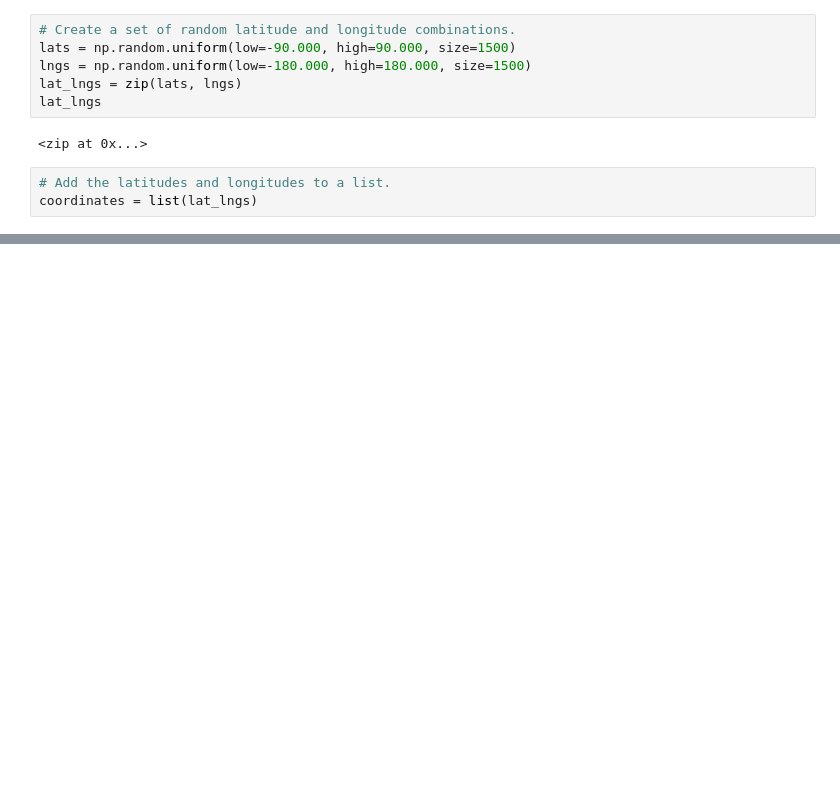
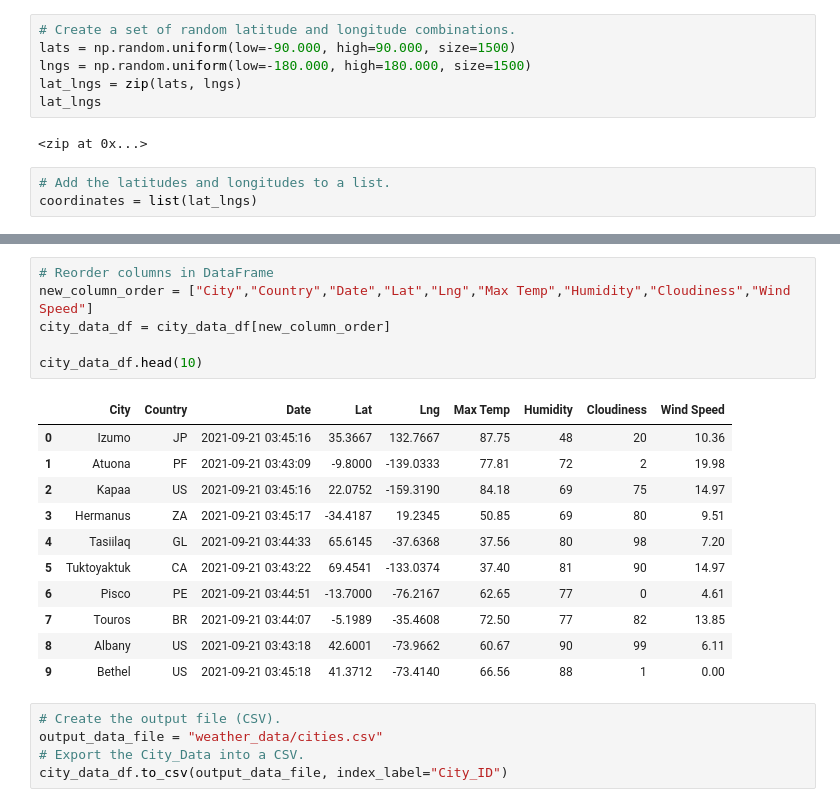
Before and after one commit to teruki-i/World_Weather_Analysis, a Jupyter notebook: WeatherPy.ipynb, the cells around one changed output, grey strips where cells are left out. Saved outputs shown, nothing was run; the diff lists cells and outputs as text; blank space fills up the shorter version.

```diff
--- a/WeatherPy.ipynb
+++ b/WeatherPy.ipynb
@@ -31,0 +137,23 @@ len(cities)
+# %%
+# Reorder columns in DataFrame
+new_column_order = ["City","Country","Date","Lat","Lng","Max Temp","Humidity","Cloudiness","Wind Speed"]
+city_data_df = city_data_df[new_column_order]
+
+city_data_df.head(10)
+# %% [output]
+|  | City | Country | Date | Lat | Lng | Max Temp | Humidity | Cloudiness | Wind Speed |
+| 0 | Izumo | JP | 2021-09-21 03:45:16 | 35.3667 | 132.7667 | 87.75 | 48 | 20 | 10.36 |
+| 1 | Atuona | PF | 2021-09-21 03:43:09 | -9.8000 | -139.0333 | 77.81 | 72 | 2 | 19.98 |
+| 2 | Kapaa | US | 2021-09-21 03:45:16 | 22.0752 | -159.3190 | 84.18 | 69 | 75 | 14.97 |
+| 3 | Hermanus | ZA | 2021-09-21 03:45:17 | -34.4187 | 19.2345 | 50.85 | 69 | 80 | 9.51 |
+| 4 | Tasiilaq | GL | 2021-09-21 03:44:33 | 65.6145 | -37.6368 | 37.56 | 80 | 98 | 7.20 |
+| 5 | Tuktoyaktuk | CA | 2021-09-21 03:43:22 | 69.4541 | -133.0374 | 37.40 | 81 | 90 | 14.97 |
+| 6 | Pisco | PE | 2021-09-21 03:44:51 | -13.7000 | -76.2167 | 62.65 | 77 | 0 | 4.61 |
+| 7 | Touros | BR | 2021-09-21 03:44:07 | -5.1989 | -35.4608 | 72.50 | 77 | 82 | 13.85 |
+| 8 | Albany | US | 2021-09-21 03:43:18 | 42.6001 | -73.9662 | 60.67 | 90 | 99 | 6.11 |
+| 9 | Bethel | US | 2021-09-21 03:45:18 | 41.3712 | -73.4140 | 66.56 | 88 | 1 | 0.00 |
+# %%
+# Create the output file (CSV).
+output_data_file = "weather_data/cities.csv"
+# Export the City_Data into a CSV.
+city_data_df.to_csv(output_data_file, index_label="City_ID")
```
Also changed, not shown: parts of 6 cells of this notebook, 1 other file.
